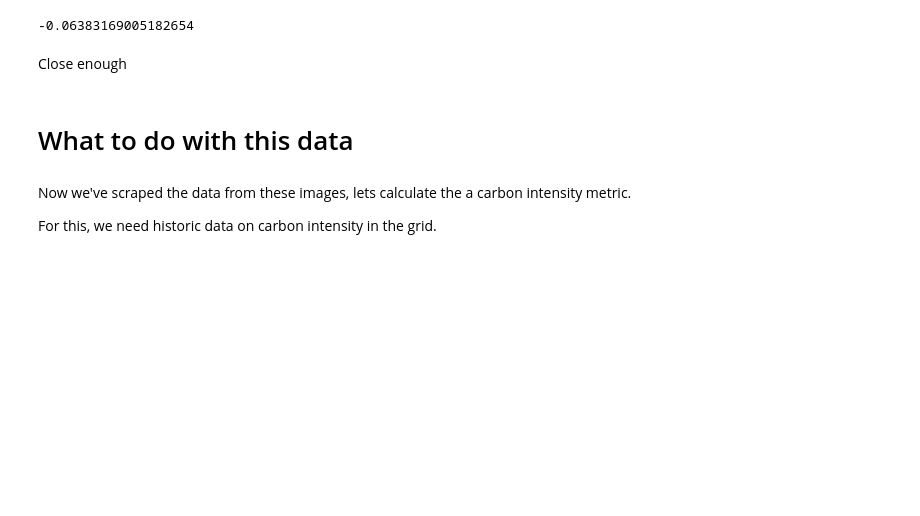
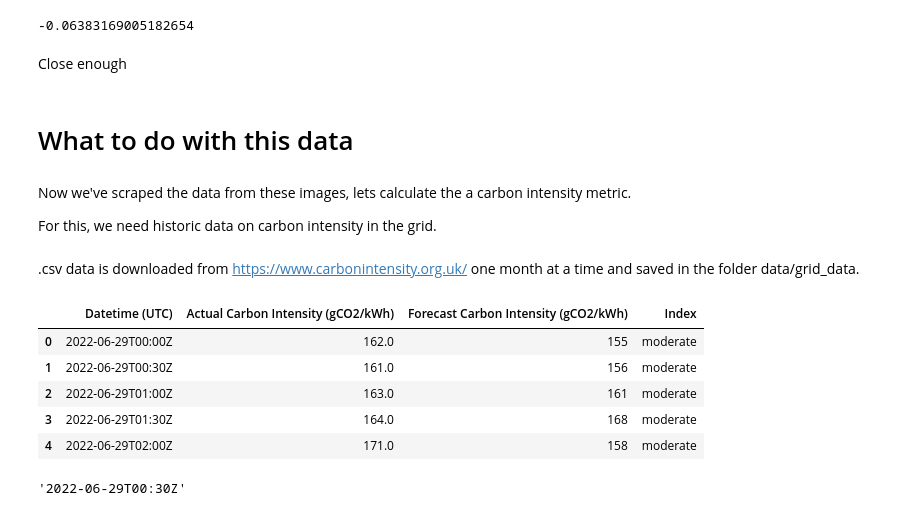
Before and after one commit to jordanesmith/Carbon-Intensity-Project-, a Jupyter notebook: research.ipynb, the cells around one changed output. Saved outputs shown, nothing was run; the diff lists cells and outputs as text; code cells hidden in the pictures; blank space fills up the shorter version.

Commit message:
import historic CI data for grid

```diff
--- a/research.ipynb
+++ b/research.ipynb
@@ -138,3 +136,19 @@ Close enough
 Now we've scraped the data from these images, lets calculate the a carbon intensity metric.
 
 For this, we need historic data on carbon intensity in the grid.
+# %% [markdown]
+.csv data is downloaded from https://www.carbonintensity.org.uk/ one month at a time and saved in the folder data/grid_data.
+# %%
+all_data = data_tools.generate_csv_all_data()
+all_data.head()
+# %% [output]
+|  | Datetime (UTC) | Actual Carbon Intensity (gCO2/kWh) | Forecast Carbon Intensity (gCO2/kWh) | Index |
+| 0 | 2022-06-29T00:00Z | 162.0 | 155 | moderate |
+| 1 | 2022-06-29T00:30Z | 161.0 | 156 | moderate |
+| 2 | 2022-06-29T01:00Z | 163.0 | 161 | moderate |
+| 3 | 2022-06-29T01:30Z | 164.0 | 168 | moderate |
+| 4 | 2022-06-29T02:00Z | 171.0 | 158 | moderate |
+# %%
+all_data["Datetime (UTC)"].iloc[1]
+# %% [output]
+'2022-06-29T00:30Z'
```
Also changed, not shown: parts of 1 cell of this notebook, 12 other files.
